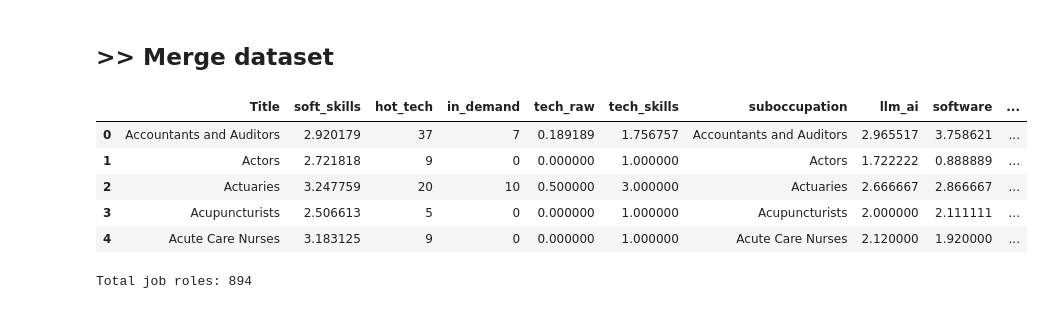
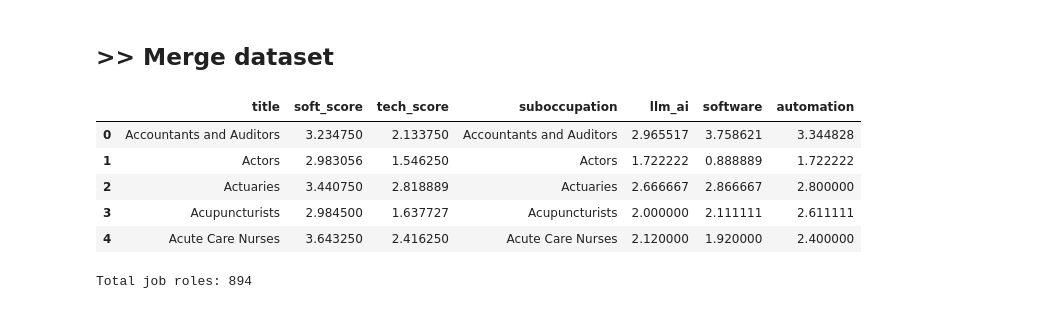
Before and after one commit to pradervonsky/haste, a Jupyter notebook: hr_skills.ipynb, the cells around one changed output. Drawn from its saved outputs; the diff is of its cells as text; code cells hidden in the pictures.

```diff
--- a/hr_skills.ipynb
+++ b/hr_skills.ipynb
@@ -44,7 +62,7 @@ skills.head()
 # %%
-# aggregate for each Title
-skills = skills.groupby('Title')['soft_skills'].mean().reset_index()
-print(skills.head())
+# aggregate for each Title for soft skills
+soft = soft_df.groupby('title')['soft_score'].mean().reset_index()
+print(soft.head())
 
-print(f"Total job roles: {skills.shape[0]}")
+print(f"Total job roles: {soft.shape[0]}")
 # %% [output]
@@ -106,0 +76,6 @@ Total job roles: 923
+# %%
+# aggregate for each Title for tech skills
+tech = tech_df.groupby('title')['tech_score'].mean().reset_index()
+print(tech.head())
+
+print(f"Total job roles: {tech.shape[0]}")
@@ -120,9 +117,9 @@ Name: tech_skills, dtype: float64
 # %% [markdown]
 ## >> AI Labor Index
 # %%
-df3 = pd.read_excel("datasets/ali.xlsx")
+df2 = pd.read_excel("datasets/ali.xlsx")
 # %%
-ali = df3.copy()
+ali = df2.copy()
 ali = ali.iloc[:,  [0, 1, 4, 6, 3]]
 ali.head()
 # %% [output]
@@ -156,18 +153,18 @@ Total job roles: 923
 # %% [markdown]
 ## >> Merge dataset
 # %%
-# merge between ali, skills, and tech_skills
-df = skills
-df = df.merge(tech, on="Title", how="inner")
-df = df.merge(ali, left_on="Title", right_on="suboccupation", how="inner")
+# merge between ali, soft, and tech skills
+df = soft
+df = df.merge(tech, on="title", how="inner")
+df = df.merge(ali, left_on="title", right_on="suboccupation", how="inner")
 df.head()
 # %% [output]
-|  | Title | soft_skills | hot_tech | in_demand | tech_raw | tech_skills | suboccupation | llm_ai | software | ... |
-| 0 | Accountants and Auditors | 2.920179 | 37 | 7 | 0.189189 | 1.756757 | Accountants and Auditors | 2.965517 | 3.758621 | ... |
-| 1 | Actors | 2.721818 | 9 | 0 | 0.000000 | 1.000000 | Actors | 1.722222 | 0.888889 | ... |
-| 2 | Actuaries | 3.247759 | 20 | 10 | 0.500000 | 3.000000 | Actuaries | 2.666667 | 2.866667 | ... |
-| 3 | Acupuncturists | 2.506613 | 5 | 0 | 0.000000 | 1.000000 | Acupuncturists | 2.000000 | 2.111111 | ... |
-| 4 | Acute Care Nurses | 3.183125 | 9 | 0 | 0.000000 | 1.000000 | Acute Care Nurses | 2.120000 | 1.920000 | ... |
+|  | title | soft_score | tech_score | suboccupation | llm_ai | software | automation |
+| 0 | Accountants and Auditors | 3.234750 | 2.133750 | Accountants and Auditors | 2.965517 | 3.758621 | 3.344828 |
+| 1 | Actors | 2.983056 | 1.546250 | Actors | 1.722222 | 0.888889 | 1.722222 |
+| 2 | Actuaries | 3.440750 | 2.818889 | Actuaries | 2.666667 | 2.866667 | 2.800000 |
+| 3 | Acupuncturists | 2.984500 | 1.637727 | Acupuncturists | 2.000000 | 2.111111 | 2.611111 |
+| 4 | Acute Care Nurses | 3.643250 | 2.416250 | Acute Care Nurses | 2.120000 | 1.920000 | 2.400000 |
 # %%
 print(f"Total job roles: {df.shape[0]}")
 # %% [output]
```
Also changed, not shown: parts of 44 cells of this notebook, 6 other files.
